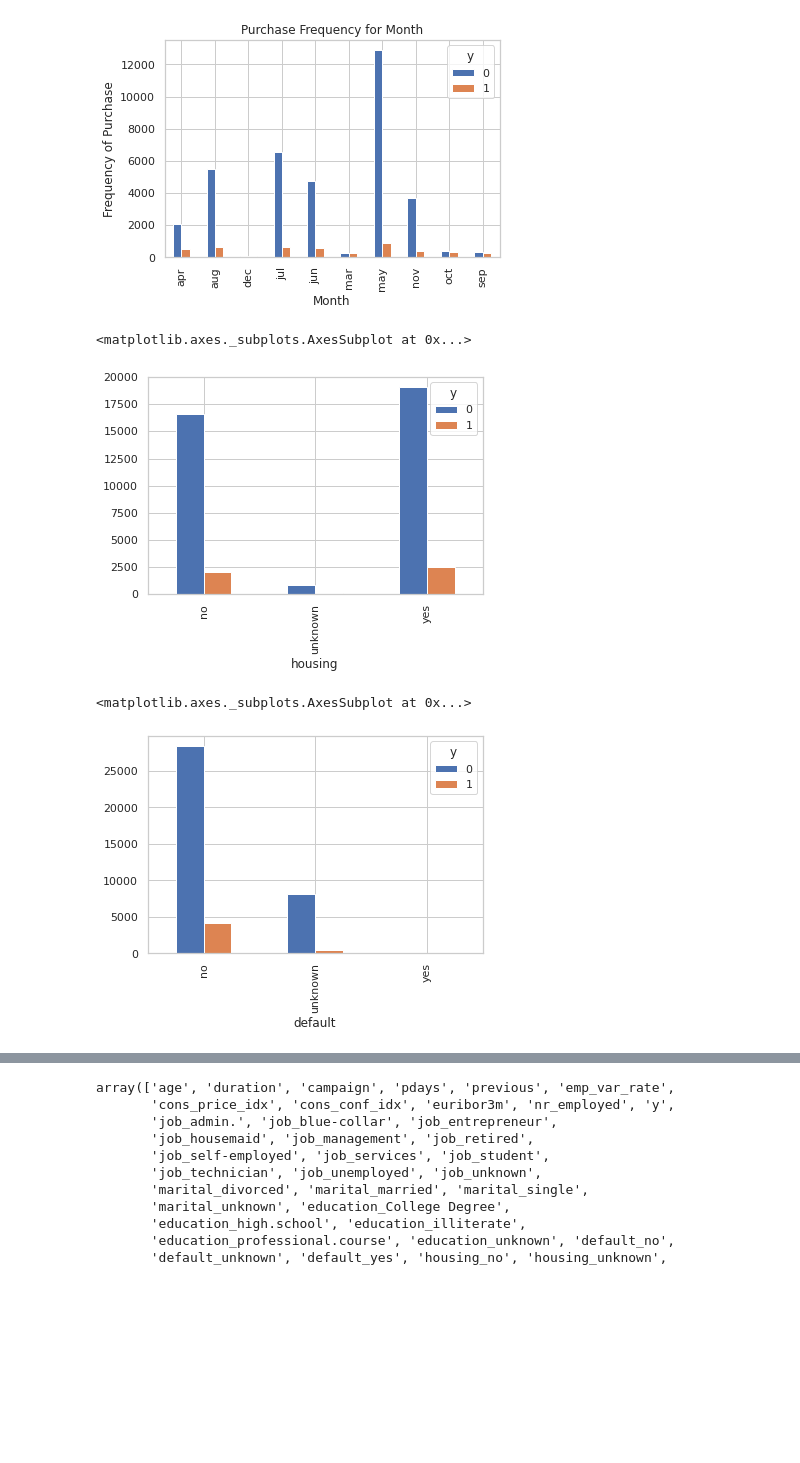
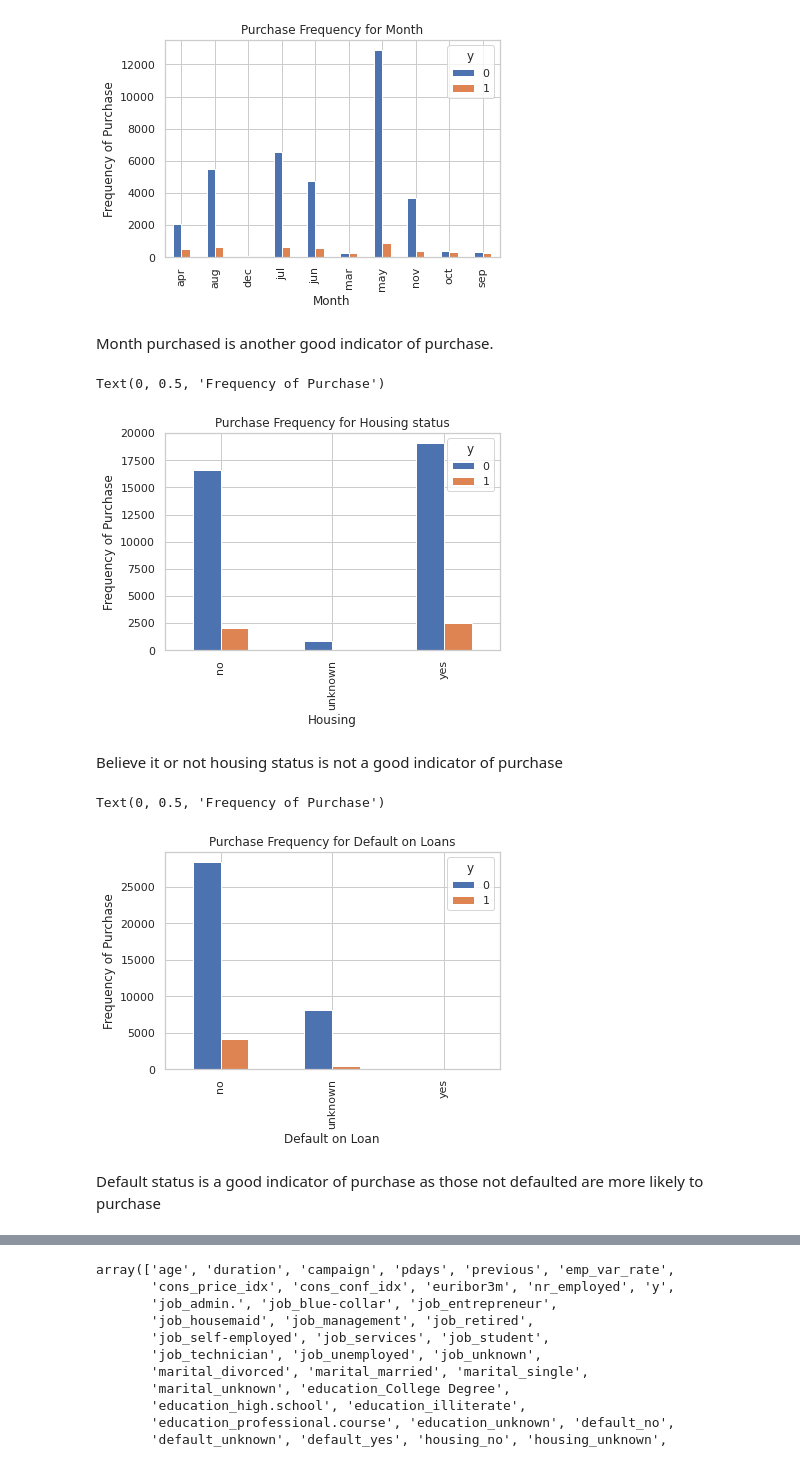
Before and after one commit to thegrouch4413/Predictive-Analysis, a Jupyter notebook: Banking_Analysis_Assignment_1.ipynb, the cells around one changed output, grey strips where cells are left out. Saved outputs shown, nothing was run; the diff lists cells and outputs as text; code cells hidden in the pictures; blank space fills up the shorter version.

```diff
--- a/Banking_Analysis_Assignment_1.ipynb
+++ b/Banking_Analysis_Assignment_1.ipynb
@@ -49,15 +63,27 @@ plt.ylabel('Frequency of Purchase')
 # %% [output]
 Text(0, 0.5, 'Frequency of Purchase')
 [figure]
+# %% [markdown]
+Month purchased is another good indicator of purchase.
 # %%
 pd.crosstab(data.housing,data.y).plot(kind='bar')
+plt.title('Purchase Frequency for Housing status')
+plt.xlabel('Housing')
+plt.ylabel('Frequency of Purchase')
 # %% [output]
-<matplotlib.axes._subplots.AxesSubplot at 0x...>
+Text(0, 0.5, 'Frequency of Purchase')
-[figure, old version]
+[figure, new version]
+# %% [markdown]
+Believe it or not housing status is not a good indicator of purchase
 # %%
 pd.crosstab(data.default,data.y).plot(kind='bar')
+plt.title('Purchase Frequency for Default on Loans')
+plt.xlabel('Default on Loan')
+plt.ylabel('Frequency of Purchase')
 # %% [output]
-<matplotlib.axes._subplots.AxesSubplot at 0x...>
+Text(0, 0.5, 'Frequency of Purchase')
-[figure, old version]
+[figure, new version]
+# %% [markdown]
+Default status is a good indicator of purchase as those not defaulted are more likely to purchase
 # %%
 pd.crosstab(data.loan,data.y).plot(kind='bar')
```
Also changed, not shown: parts of 16 cells of this notebook.
